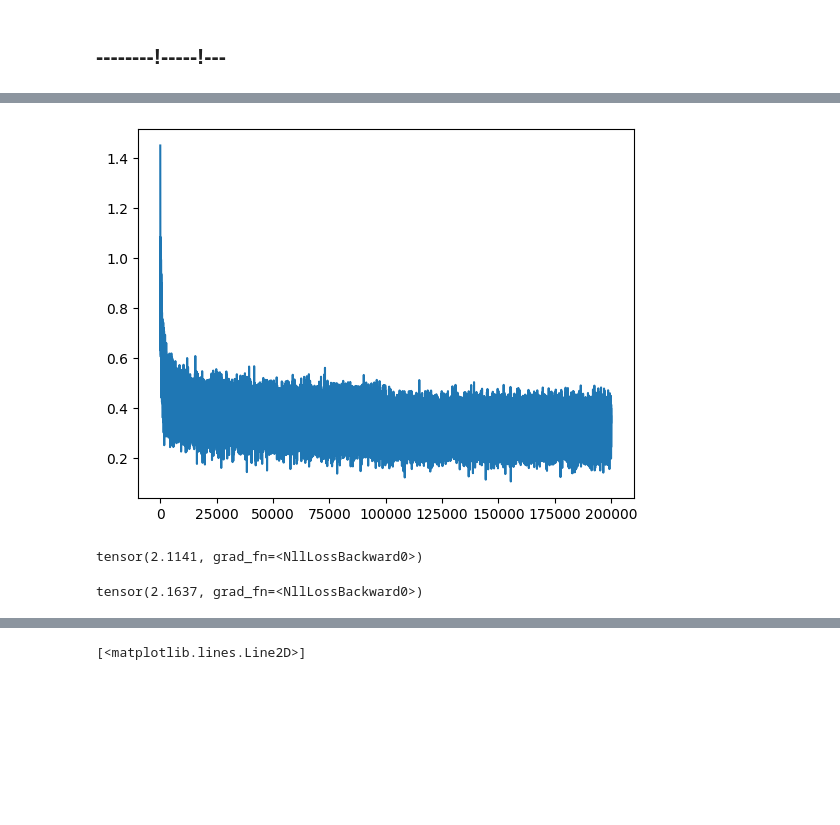
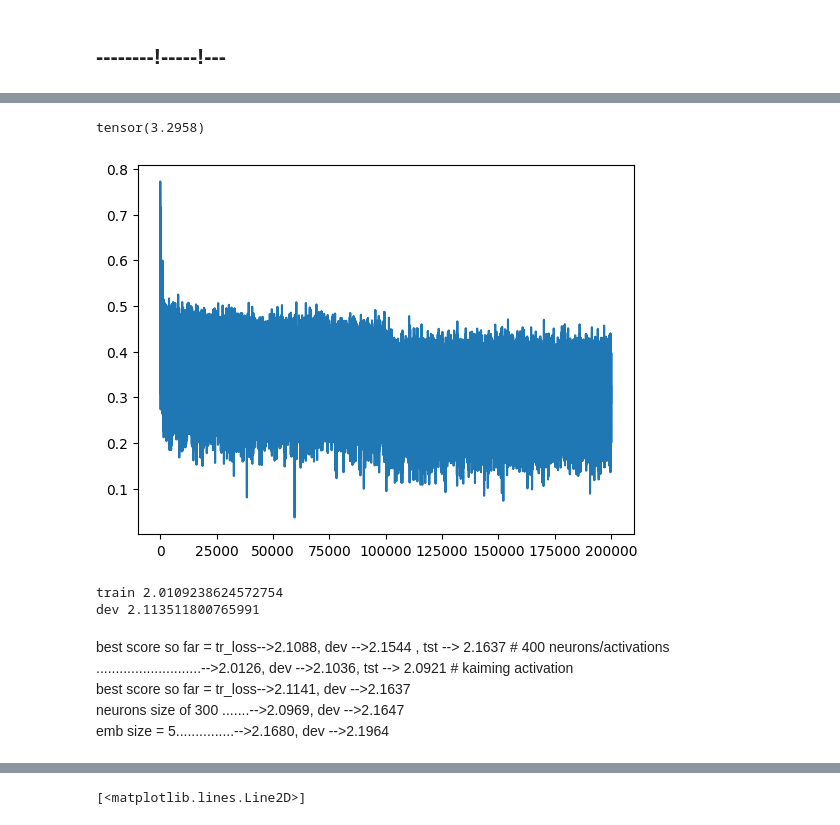
Before and after one commit to mtm-007/makemore_nlp, a Jupyter notebook: makemore_MLP.ipynb, the cells around one changed output, grey strips where cells are left out. Saved outputs shown, nothing was run; the diff lists cells and outputs as text; code cells hidden in the pictures; blank space fills up the shorter version.

```diff
--- a/makemore_MLP.ipynb
+++ b/makemore_MLP.ipynb
@@ -80,3 +48,3 @@ torch.Size([32, 3, 2])
 # %%
-W1 = torch.randn((6,100))
+W1 = torch.randn((6,100))*(5/3)*sqrt(3/6)
 b1 = torch.randn(100)
@@ -205,22 +228,27 @@ lrs = 10**lre
 # %%
-lri =[]
-lossi =[]
-stepi = []
+lri,lossi,stepi =[],[],[]
 # %%
+max_steps = 200000
 
-for i in range(200000):
+for i in range(max_steps):
     #contruct a minibatch
-    ix = torch.randint(0,Xtr.shape[0], (32,))
+    ix = torch.randint(0,Xtr.shape[0], (bs,))
+    xb,yb = Xtr[ix],Ytr[ix]
+
     #forward pass
-    emb = C[Xtr[ix]] # 32,3,2
-    h = torch.tanh(emb.view(-1,30) @ W1 + b1) # 32,200
+    emb = C[xb] # 32,3,2
+    emb_cat = emb.view(emb.shape[0],(n_dim*B))
+    emb_lin = emb_cat @ W1 + b1
+    h = torch.tanh(emb_lin) # 32,200
     logits = h @ W2 + b2 # 32,27
-    loss = F.cross_entropy(logits,Ytr[ix])
+    loss = F.cross_entropy(logits,yb)
     #print(loss.item())
+
     #backward
     for p in parameters:
         p.grad = None
     loss.backward()
+
     #updating
     #lr = lrs[i]
     lr = 0.1 if i < 100000 else 0.01
@@ -228,7 +256,7 @@ for i in range(200000):
         p.data += -lr*p.grad
 
     #tracking stats
-    stepi.append(i)
+    if i %10000==0:
+        print(f'{i:7d}/{max_steps:7d}: {loss.item():.4f}')
     lossi.append(loss.log10().item())
-print(loss.item())
 # %% [output]
@@ -236,23 +283,38 @@ print(loss.item())
+# %%
+-torch.tensor(1/27).log()
+# %% [output]
+tensor(3.2958)
 # %%
-plt.plot(stepi,lossi);
+plt.plot(lossi);
 # %% [output]
-[figure, old version]
+[figure, new version]
 # %%
-emb = C[Xtr] # 32,3,2
-h = torch.tanh(emb.view(-1,30) @ W1 + b1) # 32,100
-logits = h @ W2 + b2 # 32,27
-loss = F.cross_entropy(logits,Ytr)
-loss
+# test data loss test
+@torch.no_grad()
+def split_loss(split):
+    x,y = {
+        'train':(Xtr,Ytr),
+        'dev': (Xdev,Ydev),
+        'test': (Xts, Yts)
+    }[split]
+
+    emb = C[x] # 32,3,2
+    h = torch.tanh(emb.view(emb.shape[0],(n_dim*B)) @ W1 + b1) # 32,100
+    logits = h @ W2 + b2 # 32,27
+    loss = F.cross_entropy(logits,y)
+    print(split,loss.item())
+
+split_loss('train')
+split_loss('dev')
 # %% [output]
-tensor(2.1141, grad_fn=<NllLossBackward0>)
+train 2.0109238624572754
+dev 2.113511800765991
-# %%
-emb = C[Xdev] # 32,3,2
-h = torch.tanh(emb.view(-1,30) @ W1 + b1) # 32,100
-logits = h @ W2 + b2 # 32,27
-loss = F.cross_entropy(logits,Ydev)
-loss
-# %% [output]
-tensor(2.1637, grad_fn=<NllLossBackward0>)
+# %% [markdown]
+best score so far = tr_loss-->2.1088, dev -->2.1544 , tst --> 2.1637 # 400 neurons/activations
+...........................-->2.0126, dev -->2.1036,  tst --> 2.0921 # kaiming activation
+best score so far = tr_loss-->2.1141, dev -->2.1637
+neurons size of 300 .......-->2.0969, dev -->2.1647
+emb size = 5...............-->2.1680, dev -->2.1964
 # %%
 plt.figure(figsize=(8,8))
 plt.scatter(C[:,0].data, C[:,1].data, s=200)
```
Also changed, not shown: parts of 18 cells of this notebook.
